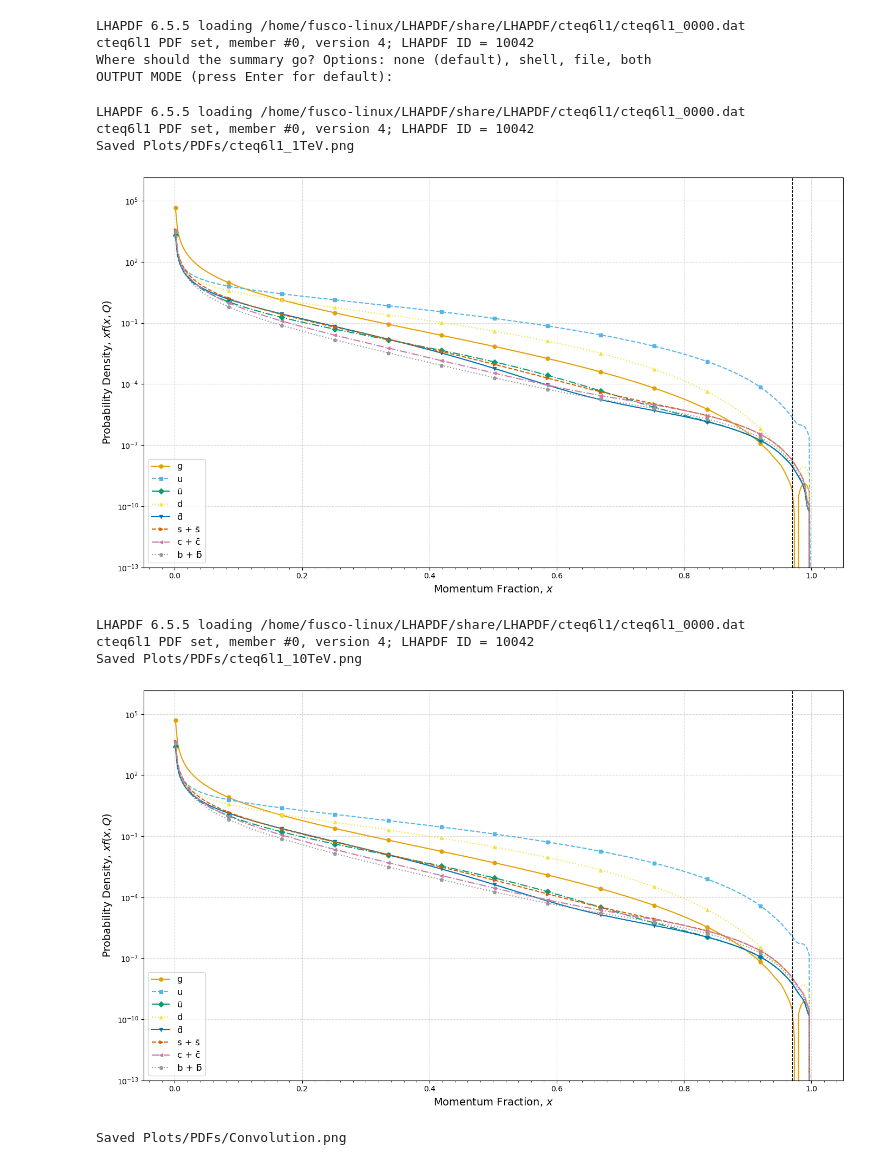
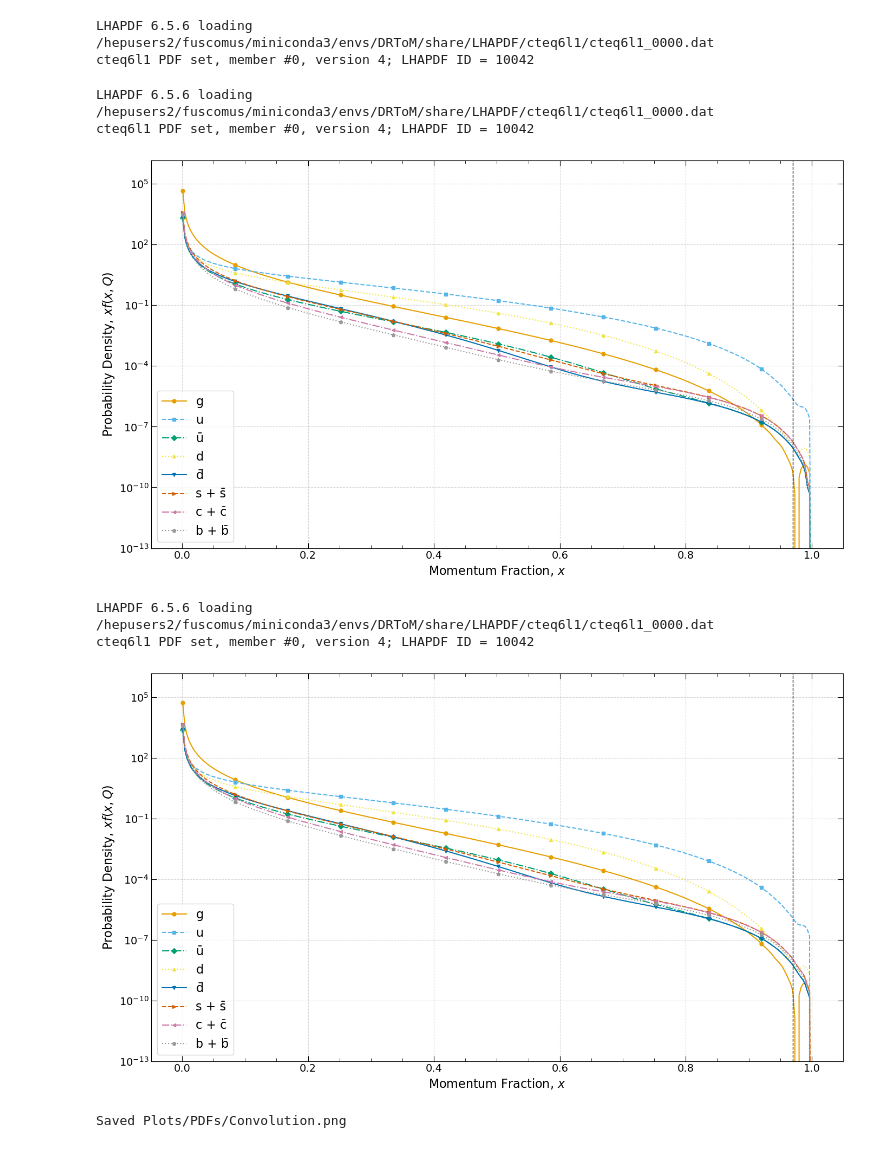
Before and after one commit to Fuscofusco/DRToM, a Jupyter notebook: Analysis/Misc/PDF_Plotting.ipynb, the cells around one changed output. Saved outputs shown, nothing was run; the diff lists cells and outputs as text; code cells hidden in the pictures.

```diff
--- a/Analysis/Misc/PDF_Plotting.ipynb
+++ b/Analysis/Misc/PDF_Plotting.ipynb
@@ -4,13 +4,20 @@ import numpy as np
 import matplotlib.pyplot as plt
 from matplotlib.ticker import MultipleLocator, AutoMinorLocator
 import os
-import functions as fns
-import configuration as cfg
+
+import sys
+from pathlib import Path
+
+# Add the parent directory of the current file to sys.path
+gen_dir = "/hepusers2/fuscomus/DRToM/"
+sys.path.append(gen_dir)
+
+# Now you can import using standard absolute paths from that root
+import Generation.functions as fns
+import Generation.configuration as cfg
 # %% [output]
-LHAPDF 6.5.5 loading /home/fusco-linux/LHAPDF/share/LHAPDF/cteq6l1/cteq6l1_0000.dat
+LHAPDF 6.5.6 loading /hepusers2/fuscomus/miniconda3/envs/DRToM/share/LHAPDF/cteq6l1/cteq6l1_0000.dat
 cteq6l1 PDF set, member #0, version 4; LHAPDF ID = 10042
-Where should the summary go? Options: none (default), shell, file, both
-OUTPUT MODE (press Enter for default):
 # %%
 # Grouped partons (gluons separate, u/d separate, others combined)
 parton_groups = {
@@ -60,46 +67,67 @@ def plot_pdf_at_Q(pdfset_name, Q_GeV, save_folder="Plots"):
             markersize=5
         )
 
     plt.yscale("log")
-    plt.xlabel(r"Momentum Fraction, $x$", fontsize = 14)
-    plt.ylabel(r"Probability Density, $x f(x,Q)$", fontsize = 14)
+    plt.xlabel(r"Momentum Fraction, $x$", fontsize = 16)
+    plt.ylabel(r"Probability Density, $x f(x,Q)$", fontsize = 16)
     #plt.title(f"PDF distributions at Q = {Q_GeV/1000:.0f} TeV ({pdfset_name})", fontsize = 14)
 
     # Axis ticks
     ax = plt.gca()
     ax.xaxis.set_major_locator(MultipleLocator(0.2))
     ax.xaxis.set_minor_locator(AutoMinorLocator(10))
-    plt.grid(True, which='major', linestyle='--', alpha=0.5)  # only major grid lines
+    ax.minorticks_on()
+
+    # Major ticks: all sides, pointing inward
+    ax.tick_params(
+        axis="both",
+        which="major",
+        direction="in",
+        top=True,
+        right=True,
+        length=7,
+        labelsize=14,
+    )
+
+    # Minor ticks: all sides, pointing inward
+    ax.tick_params(
+        axis="both",
+        which="minor",
+        direction="in",
+        top=True,
+        right=True,
+        length=4,
+    )
+
+    plt.grid(True, which="major", linestyle="--", alpha=0.5)
 
     # Set y-axis lower limit and add vertical line
     plt.ylim(bottom=1e-13)
     plt.axvline(x=0.97, color="black", linestyle="--", linewidth=1)
 
-    plt.legend(loc="lower left", fontsize=12)
+    plt.legend(loc="lower left", fontsize=16)
     plt.tight_layout()
 
     # Save figure
     filename = f"{save_folder}/PDFs/{pdfset_name}_{int(Q_GeV/1000)}TeV.png"
-    plt.savefig(filename, dpi=300)
-    print(f"Saved {filename}")
+    # plt.savefig(filename, dpi=300)
+    # print(f"Saved {filename}")
 
     # Display figure
     plt.show()
 
 # Example usage
 plot_pdf_at_Q("cteq6l1", 1000)
 plot_pdf_at_Q("cteq6l1", 10000)
 # plot_pdf_at_Q("cteq66", 9000)
 # plot_pdf_at_Q("CT10", 9000)
 # %% [output]
-LHAPDF 6.5.5 loading /home/fusco-linux/LHAPDF/share/LHAPDF/cteq6l1/cteq6l1_0000.dat
+LHAPDF 6.5.6 loading /hepusers2/fuscomus/miniconda3/envs/DRToM/share/LHAPDF/cteq6l1/cteq6l1_0000.dat
 cteq6l1 PDF set, member #0, version 4; LHAPDF ID = 10042
-Saved Plots/PDFs/cteq6l1_1TeV.png
-[figure, old version]
+[figure, new version]
-LHAPDF 6.5.5 loading /home/fusco-linux/LHAPDF/share/LHAPDF/cteq6l1/cteq6l1_0000.dat
+LHAPDF 6.5.6 loading /hepusers2/fuscomus/miniconda3/envs/DRToM/share/LHAPDF/cteq6l1/cteq6l1_0000.dat
 cteq6l1 PDF set, member #0, version 4; LHAPDF ID = 10042
-Saved Plots/PDFs/cteq6l1_10TeV.png
-[figure, old version]
+[figure, new version]
 # %%
 # --- Plotting style setup ---
 # Color-blind friendly palette (Okabe-Ito)
```
Also changed, not shown: parts of 1 cell of this notebook, 6 other files.
